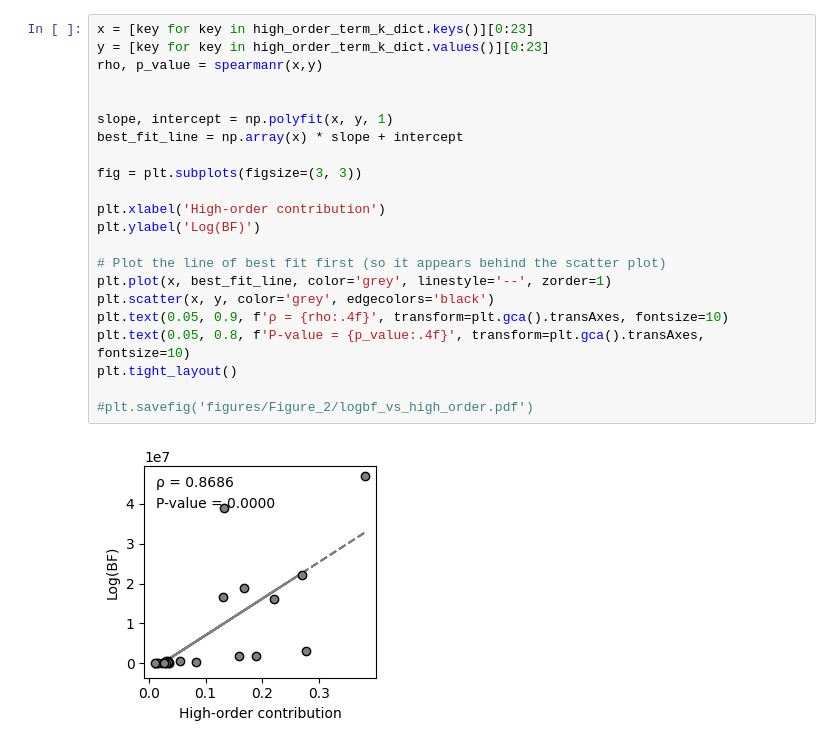
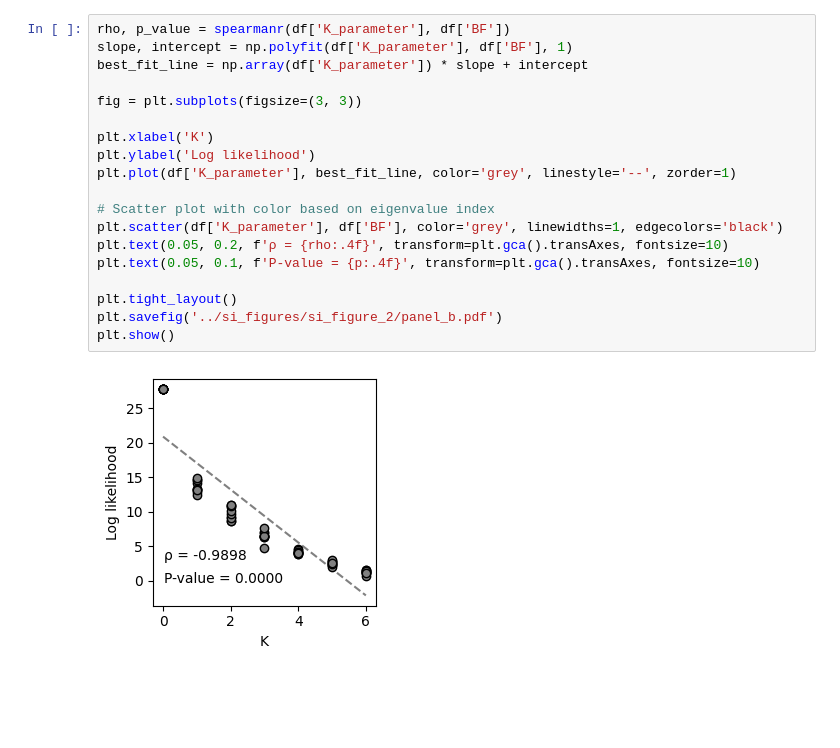
Before and after one commit to RSCJacksonLab/graph-ruggedness-de, a Jupyter notebook: figure_notebooks/Figure_2.ipynb, the cells around one changed output. Saved outputs shown, nothing was run; the diff lists cells and outputs as text; blank space fills up the shorter version.

```diff
--- a/figure_notebooks/Figure_2.ipynb
+++ b/figure_notebooks/Figure_2.ipynb
@@ -223,24 +538,21 @@ plt.tight_layout()
 # %%
-x = [key for key in high_order_term_k_dict.keys()][0:23]
-y = [key for key in high_order_term_k_dict.values()][0:23]
-rho, p_value = spearmanr(x,y)
-
-
-slope, intercept = np.polyfit(x, y, 1)
-best_fit_line = np.array(x) * slope + intercept
+rho, p_value = spearmanr(df['K_parameter'], df['BF'])
+slope, intercept = np.polyfit(df['K_parameter'], df['BF'], 1)
+best_fit_line = np.array(df['K_parameter']) * slope + intercept
 
 fig = plt.subplots(figsize=(3, 3))
 
-plt.xlabel('High-order contribution')
-plt.ylabel('Log(BF)')
+plt.xlabel('K')
+plt.ylabel('Log likelihood')
+plt.plot(df['K_parameter'], best_fit_line, color='grey', linestyle='--', zorder=1)
 
-# Plot the line of best fit first (so it appears behind the scatter plot)
-plt.plot(x, best_fit_line, color='grey', linestyle='--', zorder=1)
-plt.scatter(x, y, color='grey', edgecolors='black')
-plt.text(0.05, 0.9, f'ρ = {rho:.4f}', transform=plt.gca().transAxes, fontsize=10)
-plt.text(0.05, 0.8, f'P-value = {p_value:.4f}', transform=plt.gca().transAxes, fontsize=10)
+# Scatter plot with color based on eigenvalue index
+plt.scatter(df['K_parameter'], df['BF'], color='grey', linewidths=1, edgecolors='black')
+plt.text(0.05, 0.2, f'ρ = {rho:.4f}', transform=plt.gca().transAxes, fontsize=10)
+plt.text(0.05, 0.1, f'P-value = {p:.4f}', transform=plt.gca().transAxes, fontsize=10)
+
 plt.tight_layout()
-
-#plt.savefig('figures/Figure_2/logbf_vs_high_order.pdf')
+plt.savefig('../si_figures/si_figure_2/panel_b.pdf')
+plt.show()
 # %% [output]
-[figure, old version]
+[figure, new version]
```
Also changed, not shown: parts of 32 cells of this notebook, 7 other files.
